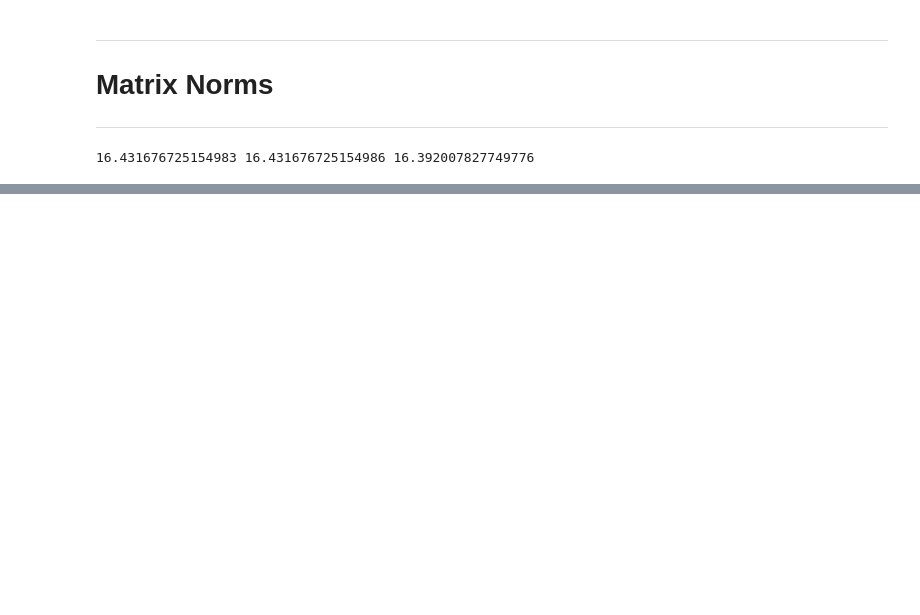
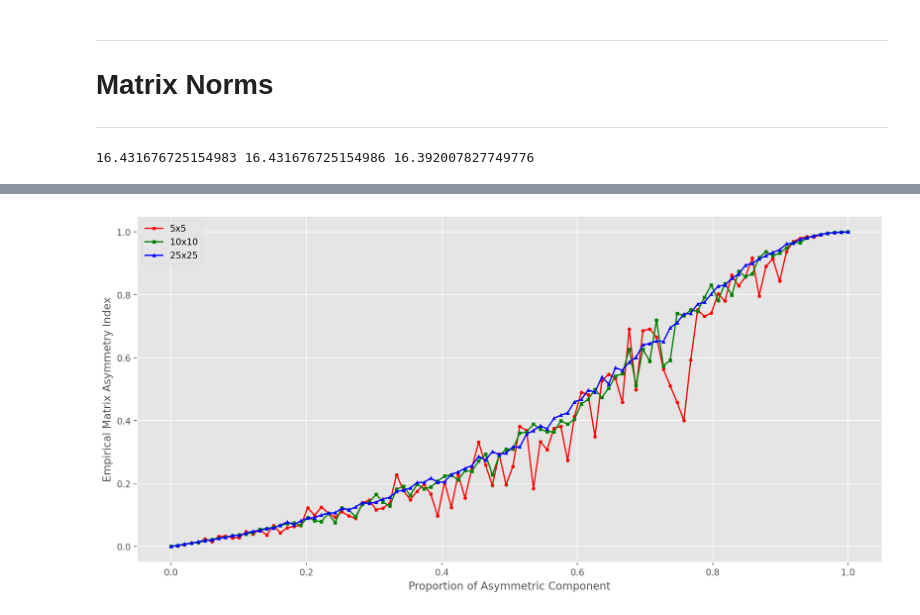
Before and after one commit to SiracencoSerghei/linear_algebra, a Jupyter notebook: 2.2_matrixMultiplication/2_2_10_matrix_NORM.ipynb, the cells around one changed output, grey strips where cells are left out. Saved outputs shown, nothing was run; the diff lists cells and outputs as text; code cells hidden in the pictures; blank space fills up the shorter version.

```diff
--- a/2.2_matrixMultiplication/2_2_10_matrix_NORM.ipynb
+++ b/2.2_matrixMultiplication/2_2_10_matrix_NORM.ipynb
@@ -34,0 +241,46 @@ print(normFrob,normSchat,normInd2)
+# %%
+
+import numpy as np
+import matplotlib.pyplot as plt
+import warnings
+
+warnings.filterwarnings("ignore")
+
+plt.rcParams["figure.figsize"] = (15,7)
+plt.rcParams["figure.dpi"] = 200
+plt.style.use("ggplot")
+
+np.set_printoptions(suppress=True, precision=2)
+
+def calculate_asymmetry_index(matrix_size, proportion):
+    R = np.random.randint(1, 11, (matrix_size, matrix_size))
+    R_symmetric = (1 - proportion) * (R + R.T)
+    R_asymmetric = proportion * (R - R.T)
+    R_combined = R_symmetric + R_asymmetric
+
+    asymmetry_index = np.linalg.norm(R_asymmetric, "fro") / np.linalg.norm(R_combined, "fro")
+    return asymmetry_index
+
+proportions = np.linspace(0, 1, 100)
+matrix_sizes = [5, 10, 25]
+colors = ['r', 'g', 'b']
+markers = ['o', 's', '^']
+labels = ["5x5", "10x10", "25x25"]
+
+# Store asymmetry indices for different sizes
+asymmetry_indices = {size: [] for size in matrix_sizes}
+
+for p in proportions:
+    for size in matrix_sizes:
+        asymmetry_indices[size].append(calculate_asymmetry_index(size, p))
+
+# Plotting
+for size, color, marker, label in zip(matrix_sizes, colors, markers, labels):
+    plt.plot(proportions, asymmetry_indices[size], marker=marker, markersize=3, color=color, label=label)
+
+plt.xlabel("Proportion of Asymmetric Component")
+plt.ylabel("Empirical Matrix Asymmetry Index")
+plt.legend()
+plt.show()
+# %% [output]
+[figure, added]
```
Also changed, not shown: parts of 6 cells of this notebook.
